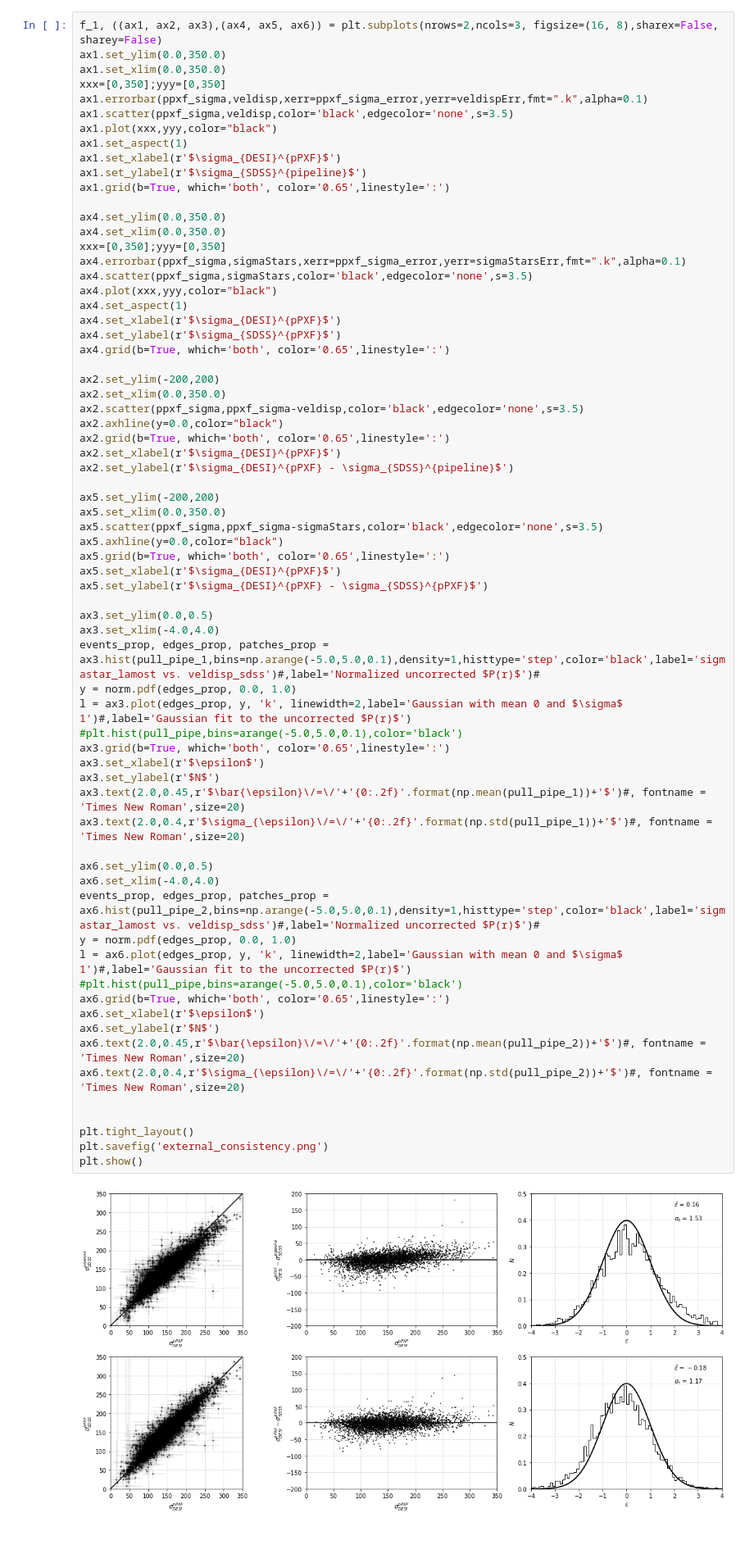
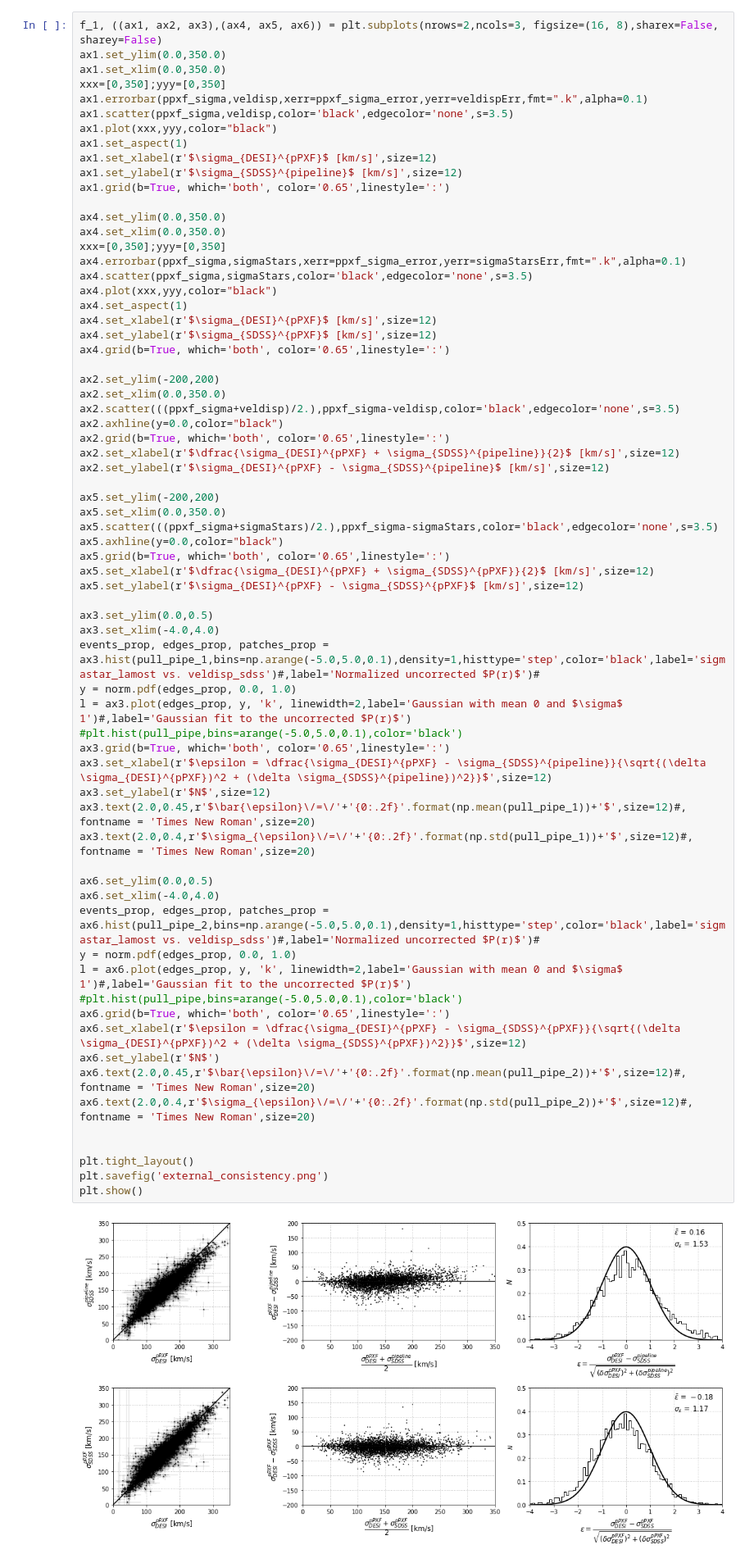
Before and after one commit to KSaid-1/DESI_fuji_FP, a Jupyter notebook: external_consistency.ipynb, the cells around one changed output. Shown at 82% size. Cells and saved outputs as stored; diff of their text form; blank space fills up the shorter version.

```diff
--- a/external_consistency.ipynb
+++ b/external_consistency.ipynb
@@ -141,8 +141,8 @@ ax1.errorbar(ppxf_sigma,veldisp,xerr=ppxf_sigma_error,yerr=veldispErr,fmt=".k",a
 ax1.scatter(ppxf_sigma,veldisp,color='black',edgecolor='none',s=3.5)
 ax1.plot(xxx,yyy,color="black")
 ax1.set_aspect(1)
-ax1.set_xlabel(r'$\sigma_{DESI}^{pPXF}$')
-ax1.set_ylabel(r'$\sigma_{SDSS}^{pipeline}$')
+ax1.set_xlabel(r'$\sigma_{DESI}^{pPXF}$ [km/s]',size=12)
+ax1.set_ylabel(r'$\sigma_{SDSS}^{pipeline}$ [km/s]',size=12)
 ax1.grid(b=True, which='both', color='0.65',linestyle=':')
 
 ax4.set_ylim(0.0,350.0)
@@ -152,53 +152,53 @@ ax4.errorbar(ppxf_sigma,sigmaStars,xerr=ppxf_sigma_error,yerr=sigmaStarsErr,fmt=
 ax4.scatter(ppxf_sigma,sigmaStars,color='black',edgecolor='none',s=3.5)
 ax4.plot(xxx,yyy,color="black")
 ax4.set_aspect(1)
-ax4.set_xlabel(r'$\sigma_{DESI}^{pPXF}$')
-ax4.set_ylabel(r'$\sigma_{SDSS}^{pPXF}$')
+ax4.set_xlabel(r'$\sigma_{DESI}^{pPXF}$ [km/s]',size=12)
+ax4.set_ylabel(r'$\sigma_{SDSS}^{pPXF}$ [km/s]',size=12)
 ax4.grid(b=True, which='both', color='0.65',linestyle=':')
 
 ax2.set_ylim(-200,200)
 ax2.set_xlim(0.0,350.0)
-ax2.scatter(ppxf_sigma,ppxf_sigma-veldisp,color='black',edgecolor='none',s=3.5)
+ax2.scatter(((ppxf_sigma+veldisp)/2.),ppxf_sigma-veldisp,color='black',edgecolor='none',s=3.5)
 ax2.axhline(y=0.0,color="black")
 ax2.grid(b=True, which='both', color='0.65',linestyle=':')
-ax2.set_xlabel(r'$\sigma_{DESI}^{pPXF}$')
-ax2.set_ylabel(r'$\sigma_{DESI}^{pPXF} - \sigma_{SDSS}^{pipeline}$')
+ax2.set_xlabel(r'$\dfrac{\sigma_{DESI}^{pPXF} + \sigma_{SDSS}^{pipeline}}{2}$ [km/s]',size=12)
+ax2.set_ylabel(r'$\sigma_{DESI}^{pPXF} - \sigma_{SDSS}^{pipeline}$ [km/s]',size=12)
 
 ax5.set_ylim(-200,200)
 ax5.set_xlim(0.0,350.0)
-ax5.scatter(ppxf_sigma,ppxf_sigma-sigmaStars,color='black',edgecolor='none',s=3.5)
+ax5.scatter(((ppxf_sigma+sigmaStars)/2.),ppxf_sigma-sigmaStars,color='black',edgecolor='none',s=3.5)
 ax5.axhline(y=0.0,color="black")
 ax5.grid(b=True, which='both', color='0.65',linestyle=':')
-ax5.set_xlabel(r'$\sigma_{DESI}^{pPXF}$')
-ax5.set_ylabel(r'$\sigma_{DESI}^{pPXF} - \sigma_{SDSS}^{pPXF}$')
+ax5.set_xlabel(r'$\dfrac{\sigma_{DESI}^{pPXF} + \sigma_{SDSS}^{pPXF}}{2}$ [km/s]',size=12)
+ax5.set_ylabel(r'$\sigma_{DESI}^{pPXF} - \sigma_{SDSS}^{pPXF}$ [km/s]',size=12)
 
 ax3.set_ylim(0.0,0.5)
 ax3.set_xlim(-4.0,4.0)
 events_prop, edges_prop, patches_prop = ax3.hist(pull_pipe_1,bins=np.arange(-5.0,5.0,0.1),density=1,histtype='step',color='black',label='sigmastar_lamost vs. veldisp_sdss')#,label='Normalized uncorrected $P(r)$')#
 y = norm.pdf(edges_prop, 0.0, 1.0)
 l = ax3.plot(edges_prop, y, 'k', linewidth=2,label='Gaussian with mean 0 and $\sigma$ 1')#,label='Gaussian fit to the uncorrected $P(r)$')
 #plt.hist(pull_pipe,bins=arange(-5.0,5.0,0.1),color='black')
 ax3.grid(b=True, which='both', color='0.65',linestyle=':')
-ax3.set_xlabel(r'$\epsilon$')
-ax3.set_ylabel(r'$N$')
-ax3.text(2.0,0.45,r'$\bar{\epsilon}\/=\/'+'{0:.2f}'.format(np.mean(pull_pipe_1))+'$')#, fontname = 'Times New Roman',size=20)
-ax3.text(2.0,0.4,r'$\sigma_{\epsilon}\/=\/'+'{0:.2f}'.format(np.std(pull_pipe_1))+'$')#, fontname = 'Times New Roman',size=20)
+ax3.set_xlabel(r'$\epsilon = \dfrac{\sigma_{DESI}^{pPXF} - \sigma_{SDSS}^{pipeline}}{\sqrt{(\delta \sigma_{DESI}^{pPXF})^2 + (\delta \sigma_{SDSS}^{pipeline})^2}}$',size=12)
+ax3.set_ylabel(r'$N$',size=12)
+ax3.text(2.0,0.45,r'$\bar{\epsilon}\/=\/'+'{0:.2f}'.format(np.mean(pull_pipe_1))+'$',size=12)#, fontname = 'Times New Roman',size=20)
+ax3.text(2.0,0.4,r'$\sigma_{\epsilon}\/=\/'+'{0:.2f}'.format(np.std(pull_pipe_1))+'$',size=12)#, fontname = 'Times New Roman',size=20)
 
 ax6.set_ylim(0.0,0.5)
 ax6.set_xlim(-4.0,4.0)
 events_prop, edges_prop, patches_prop = ax6.hist(pull_pipe_2,bins=np.arange(-5.0,5.0,0.1),density=1,histtype='step',color='black',label='sigmastar_lamost vs. veldisp_sdss')#,label='Normalized uncorrected $P(r)$')#
 y = norm.pdf(edges_prop, 0.0, 1.0)
 l = ax6.plot(edges_prop, y, 'k', linewidth=2,label='Gaussian with mean 0 and $\sigma$ 1')#,label='Gaussian fit to the uncorrected $P(r)$')
 #plt.hist(pull_pipe,bins=arange(-5.0,5.0,0.1),color='black')
 ax6.grid(b=True, which='both', color='0.65',linestyle=':')
-ax6.set_xlabel(r'$\epsilon$')
+ax6.set_xlabel(r'$\epsilon = \dfrac{\sigma_{DESI}^{pPXF} - \sigma_{SDSS}^{pPXF}}{\sqrt{(\delta \sigma_{DESI}^{pPXF})^2 + (\delta \sigma_{SDSS}^{pPXF})^2}}$',size=12)
 ax6.set_ylabel(r'$N$')
-ax6.text(2.0,0.45,r'$\bar{\epsilon}\/=\/'+'{0:.2f}'.format(np.mean(pull_pipe_2))+'$')#, fontname = 'Times New Roman',size=20)
-ax6.text(2.0,0.4,r'$\sigma_{\epsilon}\/=\/'+'{0:.2f}'.format(np.std(pull_pipe_2))+'$')#, fontname = 'Times New Roman',size=20)
+ax6.text(2.0,0.45,r'$\bar{\epsilon}\/=\/'+'{0:.2f}'.format(np.mean(pull_pipe_2))+'$',size=12)#, fontname = 'Times New Roman',size=20)
+ax6.text(2.0,0.4,r'$\sigma_{\epsilon}\/=\/'+'{0:.2f}'.format(np.std(pull_pipe_2))+'$',size=12)#, fontname = 'Times New Roman',size=20)
 
 
 plt.tight_layout()
 plt.savefig('external_consistency.png')
 plt.show()
 # %% [output]
-[figure, old version]
+[figure, new version]
```
Also changed, not shown: 1 other file.
